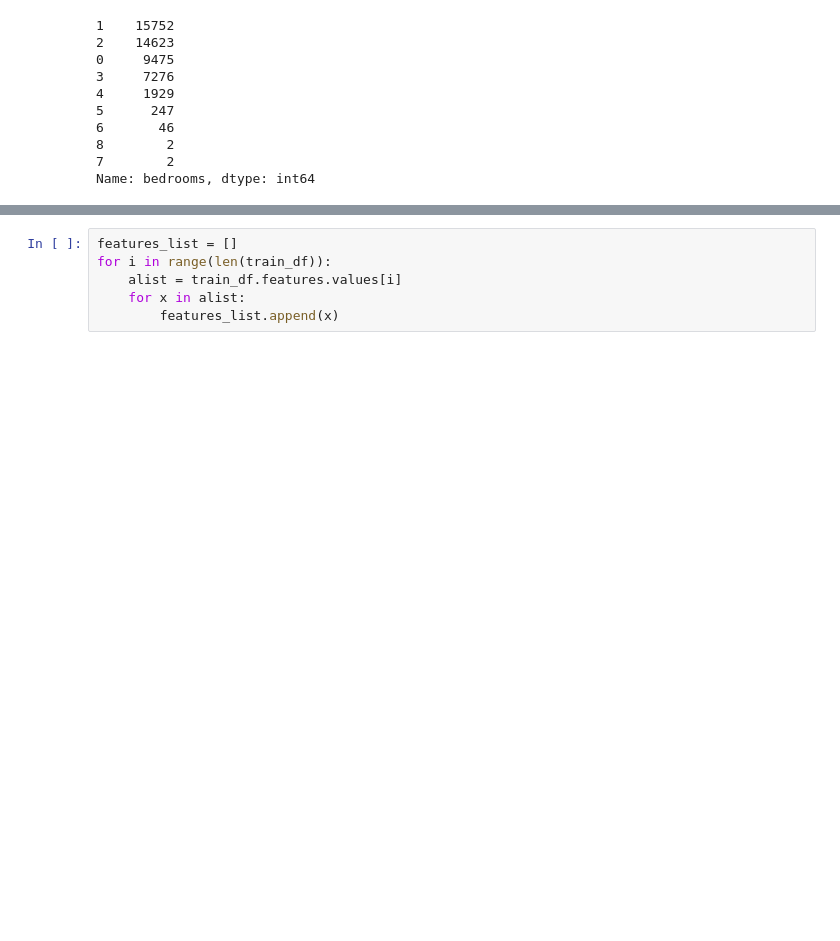
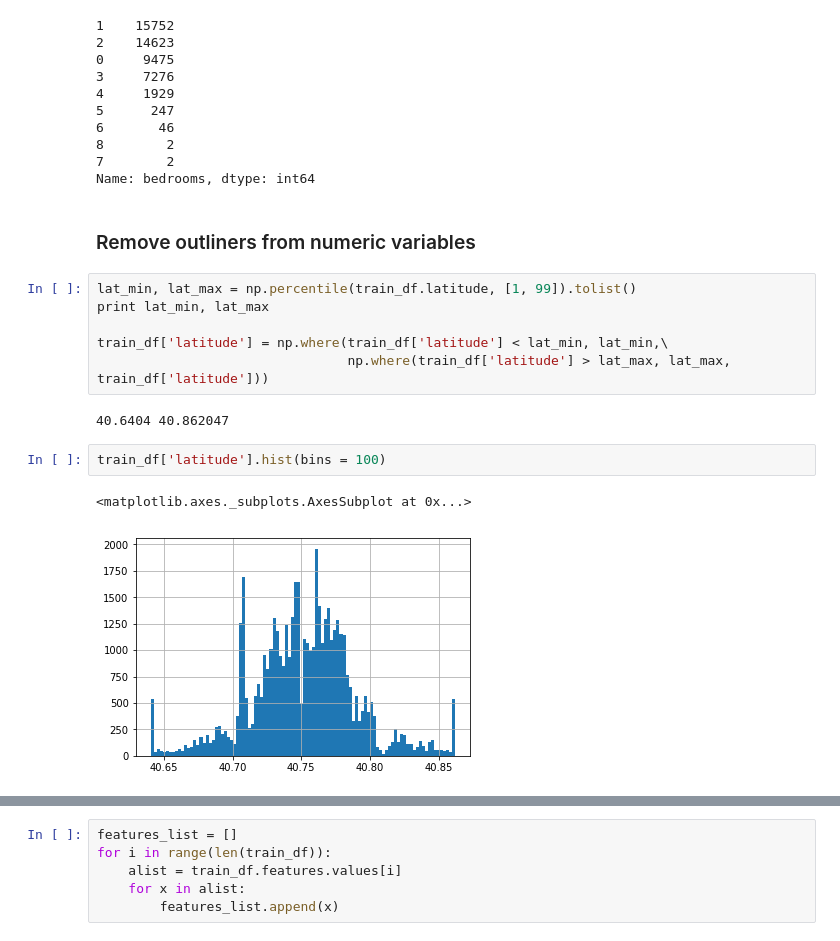
Before and after one commit to iKonon/kaggle, a Jupyter notebook: two-sigma-connect-rental-listing-inquiries/SimpleModels.ipynb, the cells around one changed output, grey strips where cells are left out. Cells and saved outputs as stored; diff of their text form; blank space fills up the shorter version.

```diff
--- a/two-sigma-connect-rental-listing-inquiries/SimpleModels.ipynb
+++ b/two-sigma-connect-rental-listing-inquiries/SimpleModels.ipynb
@@ -85,3 +98,18 @@ train_df.bedrooms.value_counts()
 8        2
 7        2
 Name: bedrooms, dtype: int64
+# %% [markdown]
+### Remove outliners from numeric variables
+# %%
+lat_min, lat_max = np.percentile(train_df.latitude, [1, 99]).tolist()
+print lat_min, lat_max
+
+train_df['latitude'] = np.where(train_df['latitude'] < lat_min, lat_min,\
+                                np.where(train_df['latitude'] > lat_max, lat_max, train_df['latitude']))
+# %% [output]
+40.6404 40.862047
+# %%
+train_df['latitude'].hist(bins = 100)
+# %% [output]
+<matplotlib.axes._subplots.AxesSubplot at 0x...>
+[figure, added]
```
Also changed, not shown: parts of 42 cells of this notebook.
